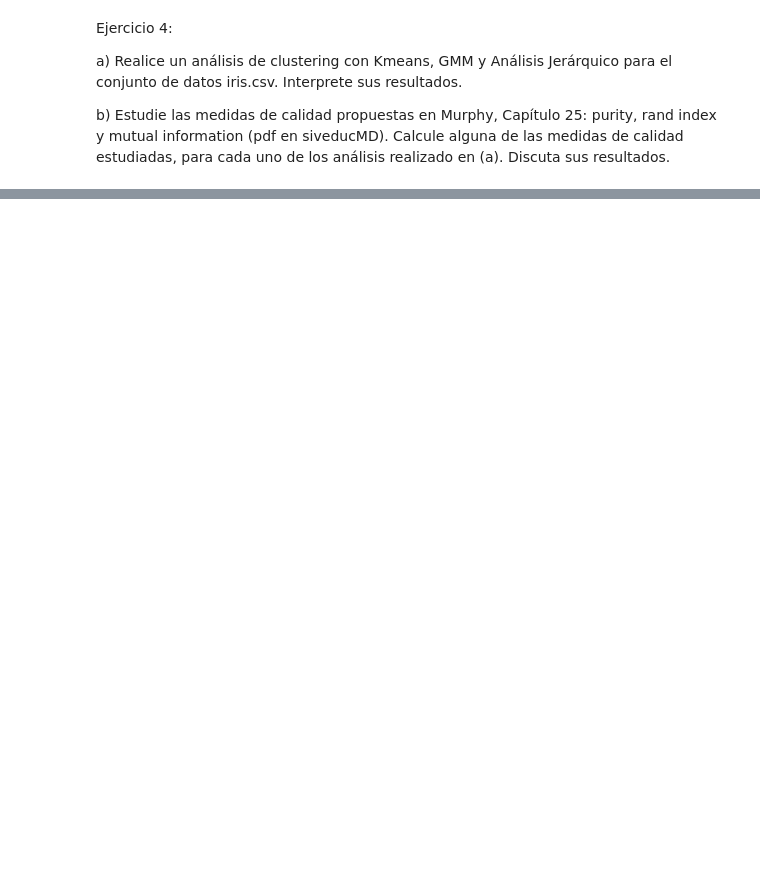
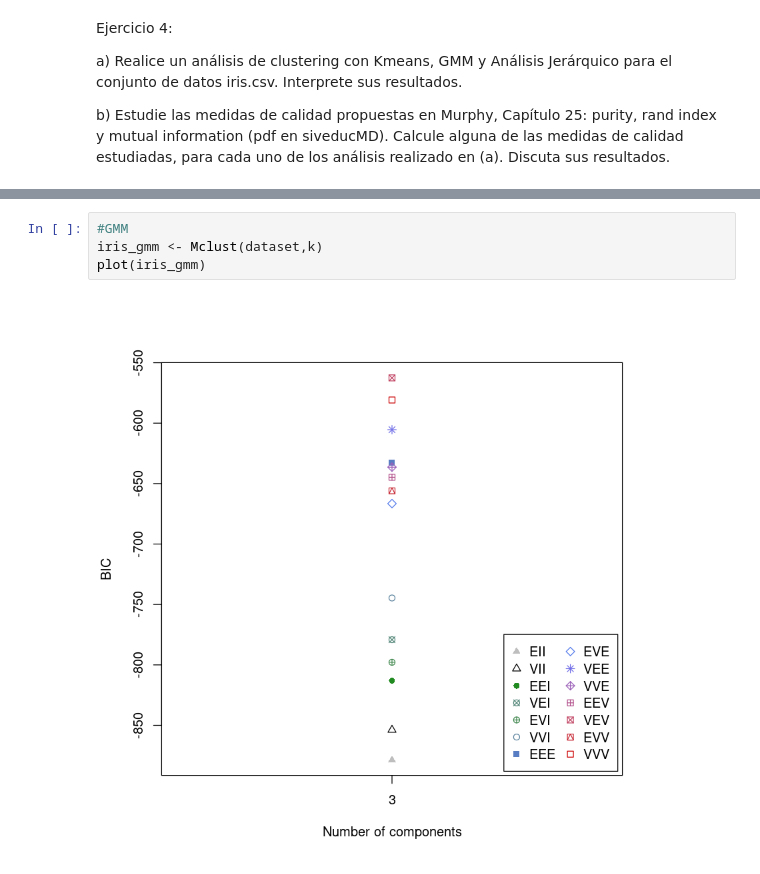
Before and after one commit to eduvera/INFO257_IA, a Jupyter notebook: unidad2/Clustering/Clustering_Notebook2.ipynb, the cells around one changed output, grey strips where cells are left out. Drawn from its saved outputs; the diff is of its cells as text; blank space fills up the shorter version.

```diff
--- a/unidad2/Clustering/Clustering_Notebook2.ipynb
+++ b/unidad2/Clustering/Clustering_Notebook2.ipynb
@@ -203,0 +225,6 @@ b) Estudie las medidas de calidad propuestas en Murphy, Capítulo 25: purity, ra
+# %%
+#GMM
+iris_gmm <- Mclust(dataset,k)
+plot(iris_gmm)
+# %% [output]
+[figure, added]
```
Also changed, not shown: parts of 8 cells of this notebook.
